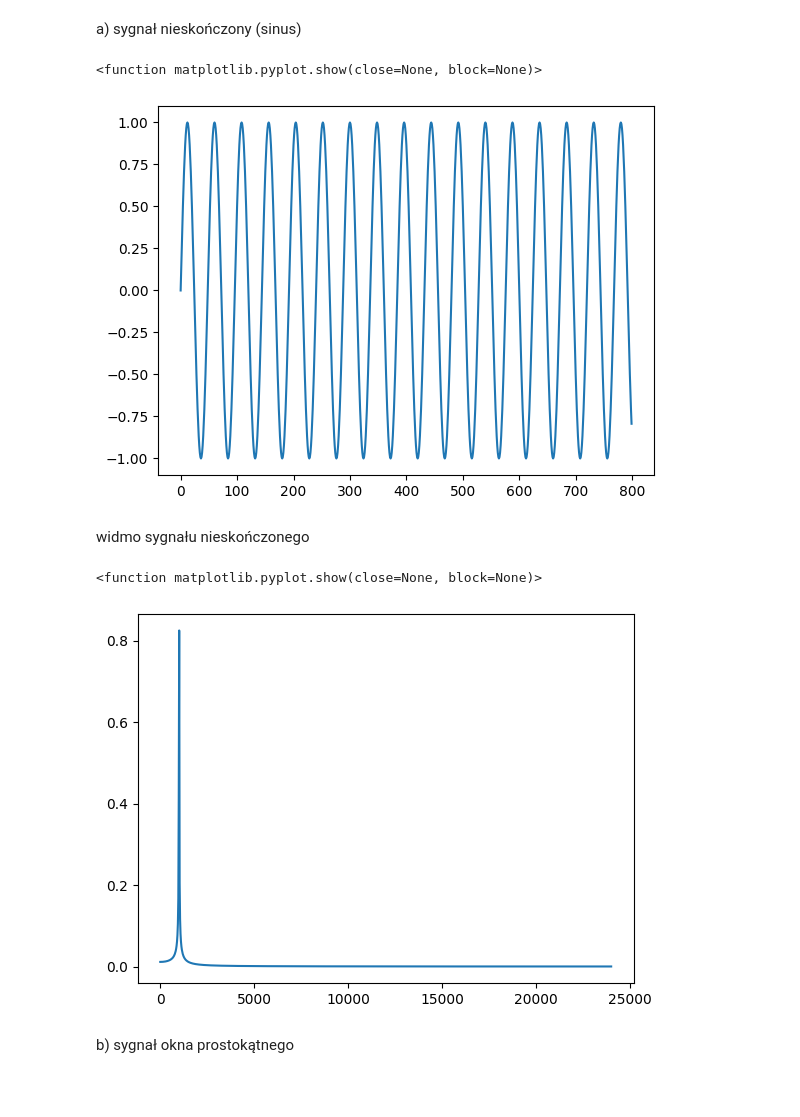
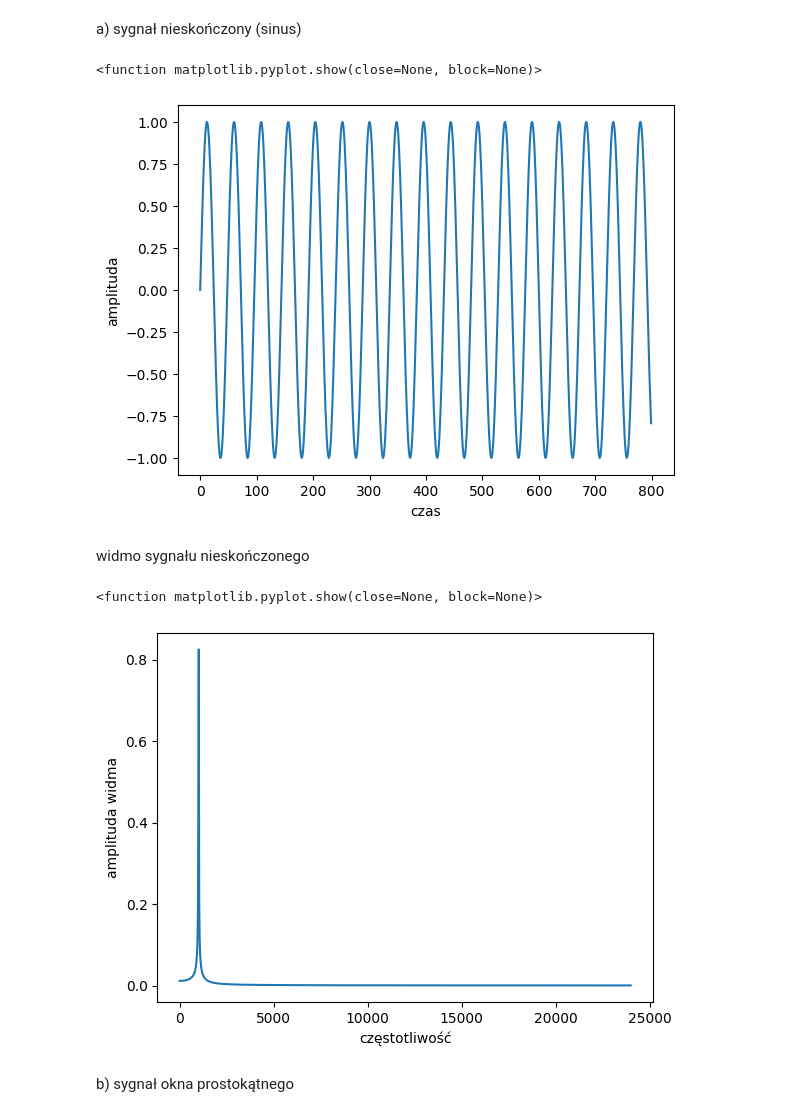
Before and after one commit to tynka022/SignalAnalisis, a Jupyter notebook: lab2/sprawozdanie2MToborek.ipynb, the cells around one changed output. Drawn from its saved outputs; the diff is of its cells as text; code cells hidden in the pictures; blank space fills up the shorter version.

```diff
--- a/lab2/sprawozdanie2MToborek.ipynb
+++ b/lab2/sprawozdanie2MToborek.ipynb
@@ -24,13 +24,15 @@ a) sygnał nieskończony (sinus)
 # %%
 n = np.arange(2048)
 sinus = np.sin(2*np.pi*n*1000/fs)
 
 fig, ax = plt.subplots()
 ax.plot(n[0:800],sinus[0:800])
+ax.set_ylabel('amplituda')
+ax.set_xlabel('czas')
 plt.show
 # %% [output]
 <function matplotlib.pyplot.show(close=None, block=None)>
-[figure, old version]
+[figure, new version]
 # %% [markdown]
 widmo sygnału nieskończonego
 # %%
@@ -38,11 +40,14 @@ f = np.fft.rfftfreq(2048, 1/fs)
 widmo_amp = np.abs(np.fft.rfft(sinus))/ 1024
 
 fig, ax = plt.subplots()
+ax.set_ylabel('amplituda[db]')
 ax.plot(f, widmo_amp)
+ax.set_ylabel('amplituda widma')
+ax.set_xlabel('częstotliwość')
 plt.show
 # %% [output]
 <function matplotlib.pyplot.show(close=None, block=None)>
-[figure, old version]
+[figure, new version]
 # %% [markdown]
 b) sygnał okna prostokątnego
 # %%
```
Also changed, not shown: parts of 19 cells of this notebook, 2 other files.
